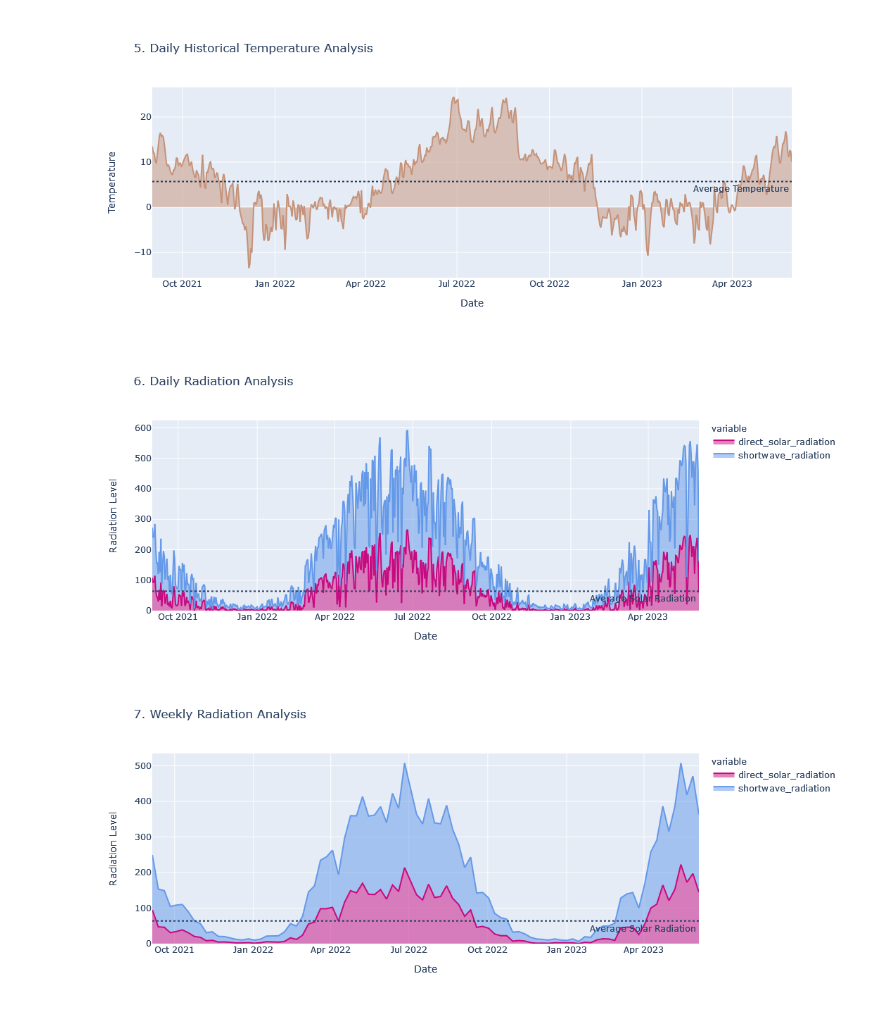
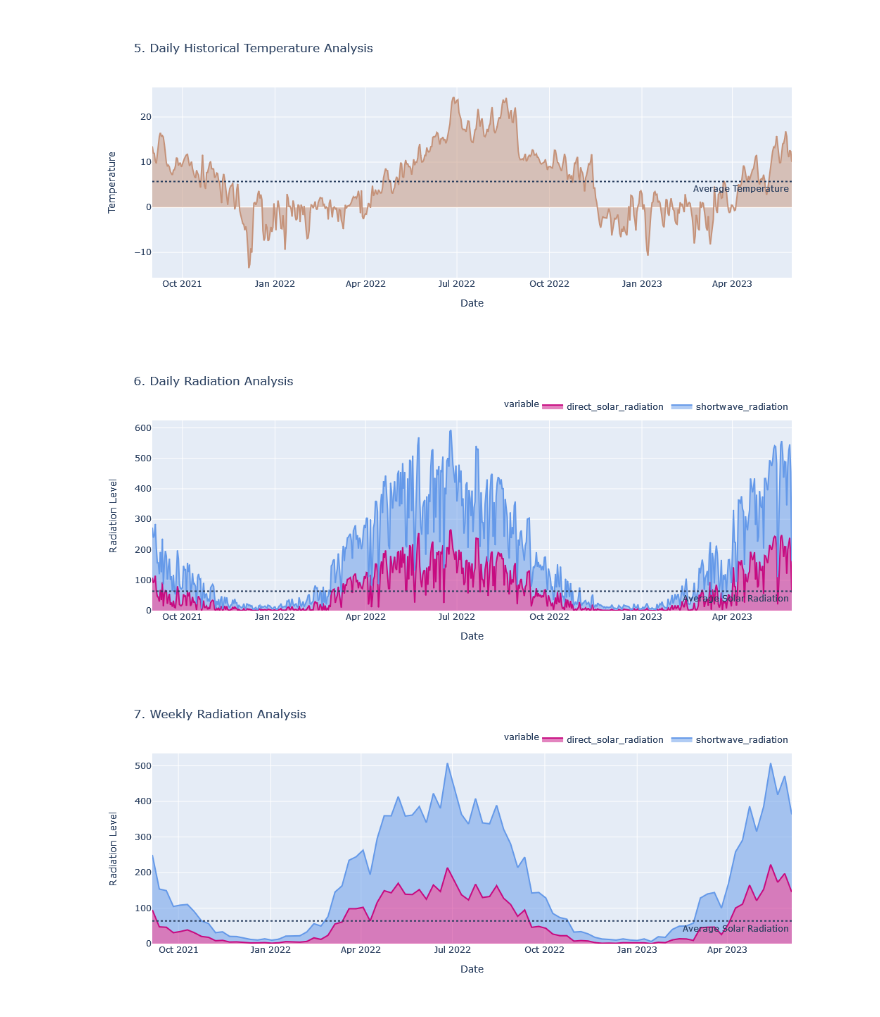
Before and after one commit to IqmanS/Machine-Learning-Notebooks, a Jupyter notebook: enefit/enefit-interactive-time-series-analysis.ipynb, the cells around one changed output. Saved outputs shown, nothing was run; the diff lists cells and outputs as text; code cells hidden in the pictures.

```diff
--- a/enefit/enefit-interactive-time-series-analysis.ipynb
+++ b/enefit/enefit-interactive-time-series-analysis.ipynb
@@ -151,18 +151,18 @@ fig.show()
 # %%
 fig = px.area(daily, x=daily.index, y=["direct_solar_radiation","shortwave_radiation"],title='6. Daily Radiation Analysis',
               color_discrete_map={"shortwave_radiation": "#6499E9","direct_solar_radiation": "#C70A80"})
 fig.add_hline(y=meanSolar, line_dash="dot", annotation_text="Average Solar Radiation", annotation_position="bottom right")
-fig.update_layout(xaxis_title="Date", yaxis_title="Radiation Level")
+fig.update_layout(xaxis_title="Date", yaxis_title="Radiation Level",legend=dict(orientation="h", yanchor="bottom", y=1.02, xanchor="right", x=1))
 fig.show()
 # %% [output]
-[figure, old version]
+[figure, new version]
 # %%
 fig = px.area(weekly, x=weekly.index, y=["direct_solar_radiation","shortwave_radiation"],title='7. Weekly Radiation Analysis',
               color_discrete_map={"shortwave_radiation": "#6499E9","direct_solar_radiation": "#C70A80"})
 fig.add_hline(y=meanSolar, line_dash="dot", annotation_text="Average Solar Radiation", annotation_position="bottom right")
-fig.update_layout(xaxis_title="Date", yaxis_title="Radiation Level")
+fig.update_layout(xaxis_title="Date", yaxis_title="Radiation Level",legend=dict(orientation="h", yanchor="bottom", y=1.02, xanchor="right", x=1))
 fig.show()
 # %% [output]
-[figure, old version]
+[figure, new version]
 # %% [markdown]
 <div id = "8" style="background-color: #F2E5E5; padding: 20px; border-radius: 20px; border: 2px solid black;">
```
Also changed, not shown: parts of 7 cells of this notebook.
